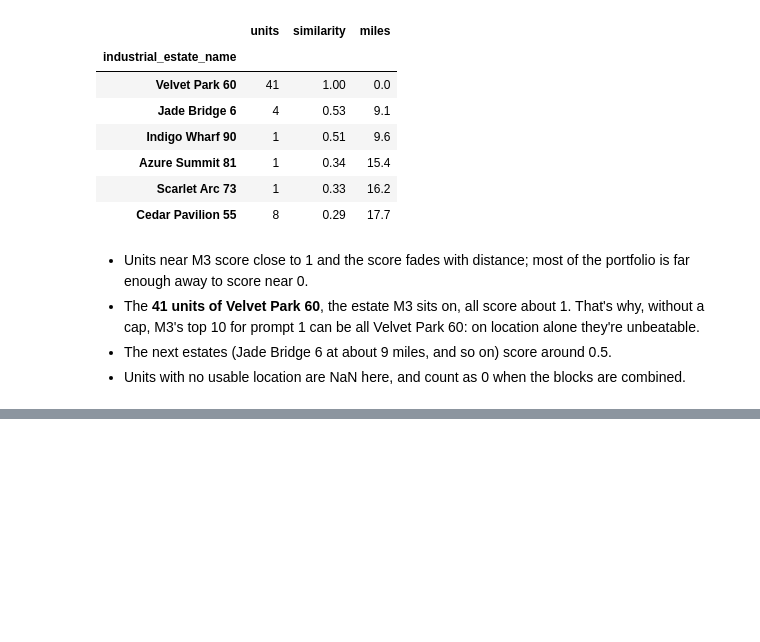
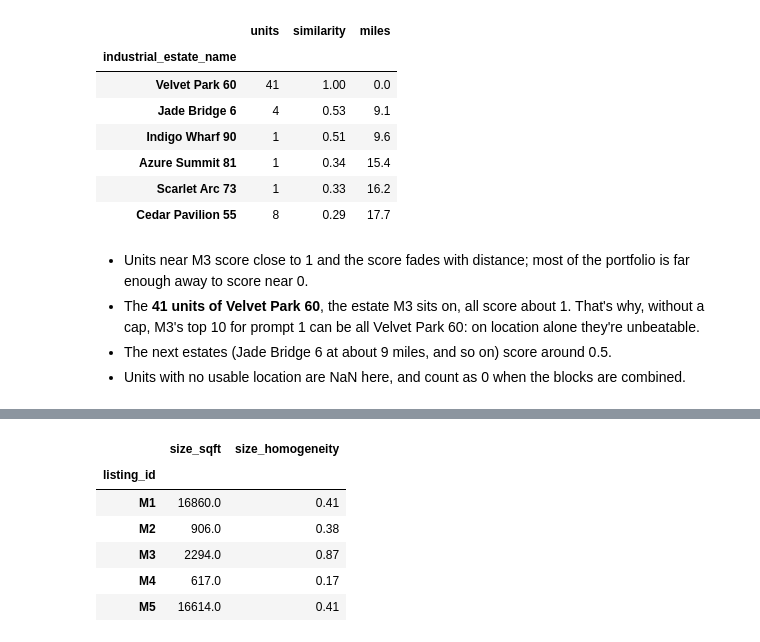
Before and after one commit to tonyjward/Indurent, a Jupyter notebook: notebooks/06_similarity_functions.ipynb, the cells around one changed output, grey strips where cells are left out. Drawn from its saved outputs; the diff is of its cells as text; code cells hidden in the pictures; blank space fills up the shorter version.

```diff
--- a/notebooks/06_similarity_functions.ipynb
+++ b/notebooks/06_similarity_functions.ipynb
@@ -257,0 +295,13 @@ by_estate.round(2)
+# %%
+pd.DataFrame({
+    "size_sqft": marketed["size_sqft"].round(0),
+    "size_homogeneity": [round(size_homogeneity(row, portfolio), 2) for _, row in marketed.iterrows()],
+}, index=marketed.index)
+# %% [output]
+|  | size_sqft | size_homogeneity |
+| listing_id |  |  |
+| M1 | 16860.0 | 0.41 |
+| M2 | 906.0 | 0.38 |
+| M3 | 2294.0 | 0.87 |
+| M4 | 617.0 | 0.17 |
+| M5 | 16614.0 | 0.41 |
```
Also changed, not shown: parts of 9 cells of this notebook, 7 other files.
